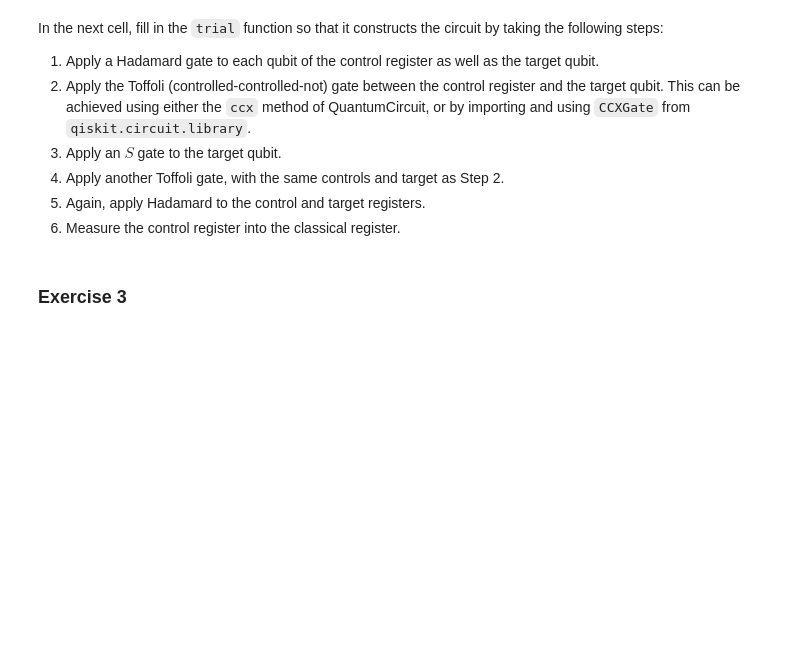
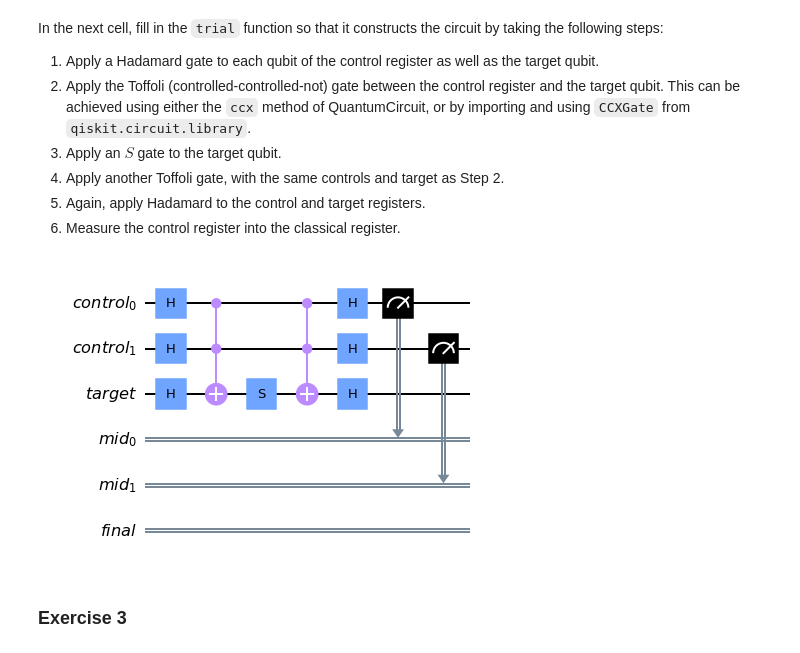
Before and after one commit to phoebe-lei/ibm-quantum-challenge-spring-2023, a Jupyter notebook: content/lab_1/lab1.ipynb, the cells around one changed output. Saved outputs shown, nothing was run; the diff lists cells and outputs as text; code cells hidden in the pictures; blank space fills up the shorter version.

```diff
--- a/content/lab_1/lab1.ipynb
+++ b/content/lab_1/lab1.ipynb
@@ -214,18 +229,38 @@ In the next cell, fill in the `trial` function so that it constructs the circuit
 # %%
 def trial(
     circuit: QuantumCircuit,
     target: QuantumRegister,
     controls: QuantumRegister,
     measures: ClassicalRegister,
 ):
     """Probabilistically perform Rx(theta) on the target, where cos(theta) = 3/5."""
 
     ####### your code goes here #######
+    # Hadamard
+    for control in controls:
+        circuit.h(control)
+    circuit.h(target)
 
+    # Toffoli
+    circuit.ccx(controls[0], controls[1], target)
 
+    # S
+    circuit.s(target)
+
+    # Toffoli again
+    circuit.ccx(controls[0], controls[1], target)
+
+    # Hadamard again
+    for control in controls:
+        circuit.h(control)
+    circuit.h(target)
+
+    circuit.measure(controls, measures)
 qc = base.copy_empty_like()
 trial(qc, target, controls, mid_measure)
 qc.draw("mpl", cregbundle=False)
+# %% [output]
+[figure, added]
 # %%
 # Submit your circuit
 from qc_grader.challenges.spring_2023 import grade_ex1c
```
Also changed, not shown: parts of 10 cells of this notebook, 1 other file.
